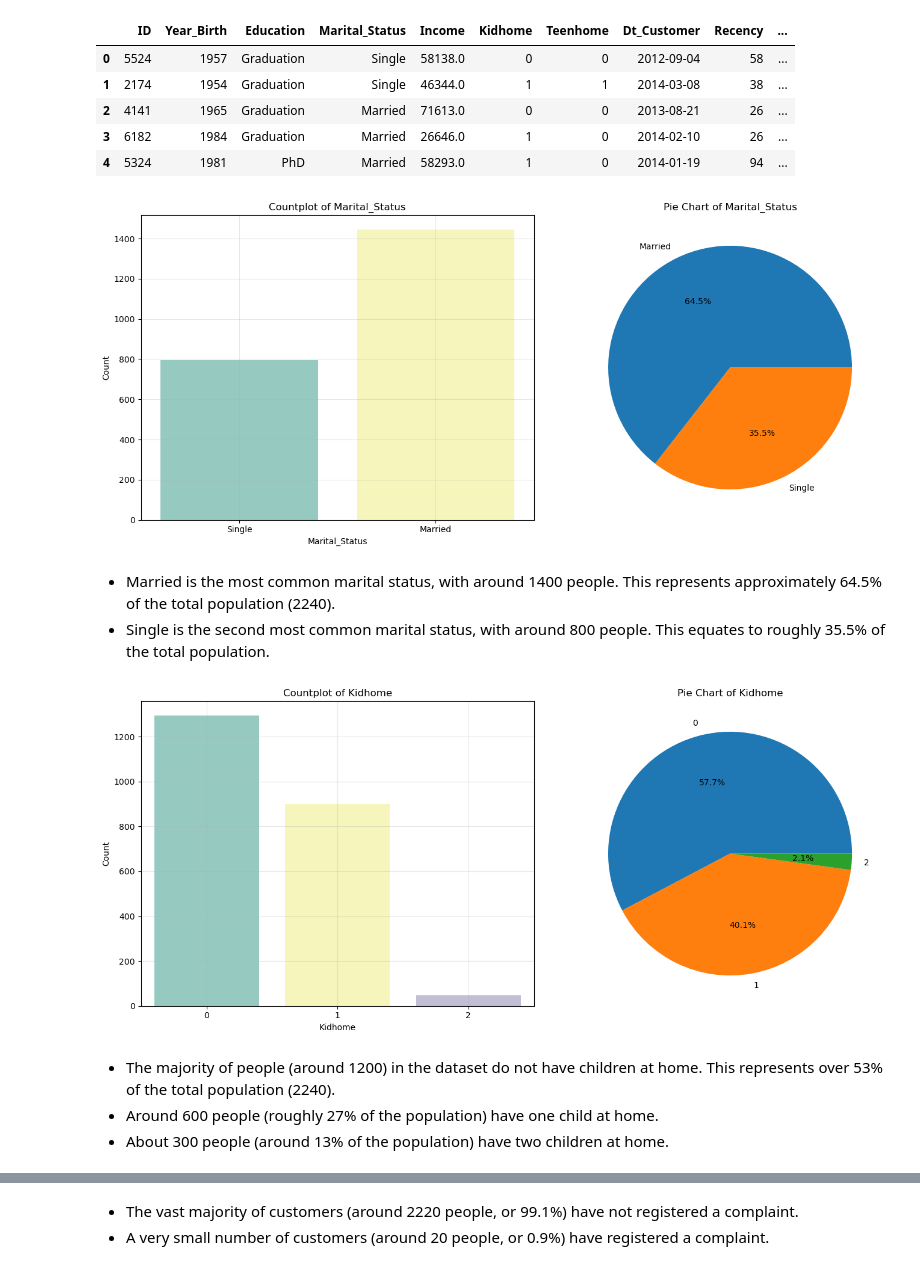
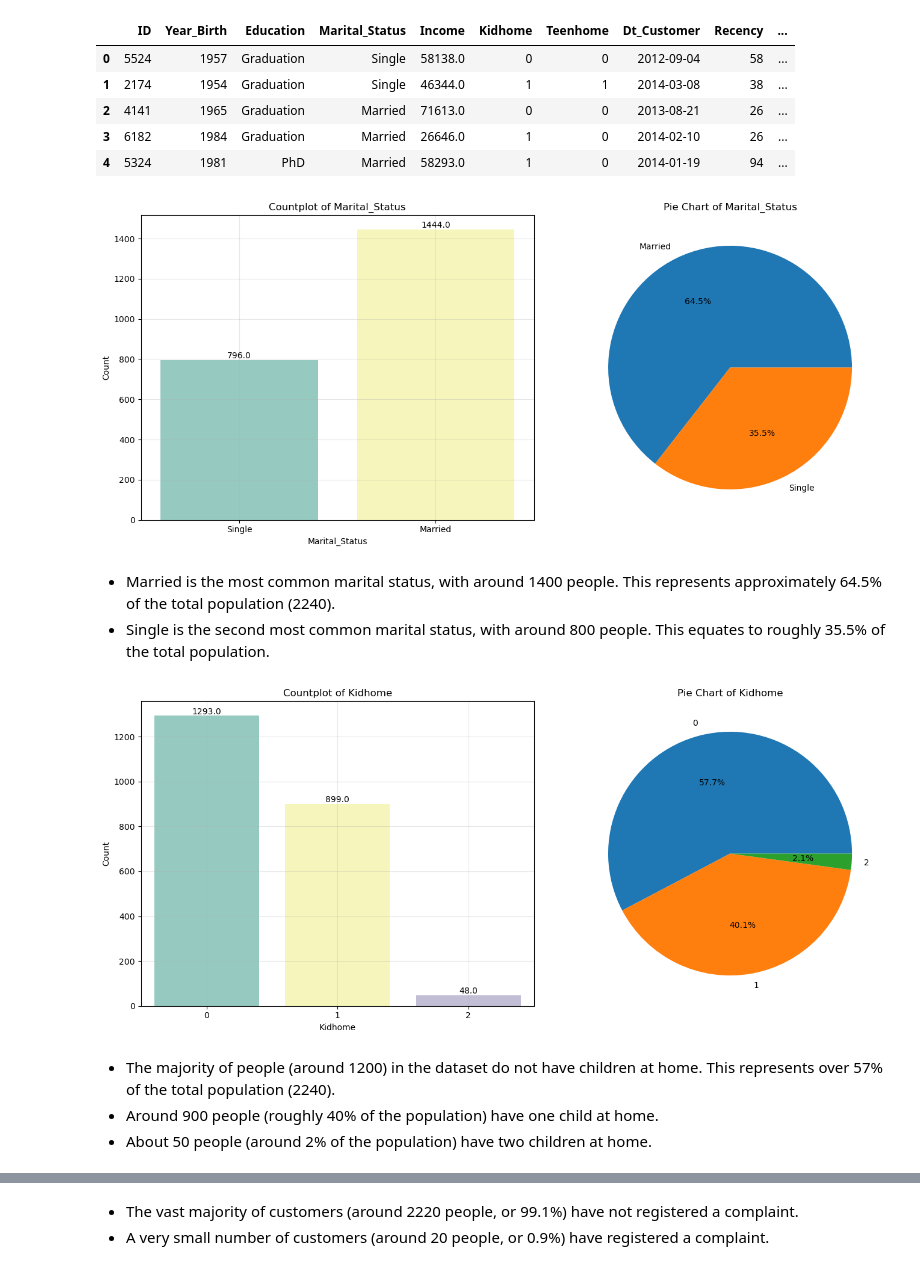
Before and after one commit to vijaycross/Customer-Personality-Analysis, a Jupyter notebook: Week 2 - FE.ipynb, the cells around one changed output, grey strips where cells are left out. Saved outputs shown, nothing was run; the diff lists cells and outputs as text; code cells hidden in the pictures.

```diff
--- a/Week 2 - FE.ipynb
+++ b/Week 2 - FE.ipynb
@@ -362,6 +349,10 @@ axes[0].set_title('Countplot of Education')
 axes[0].set_xlabel('Education')
 axes[0].set_ylabel('Count')
 
+# Add total count inside each bar
+for p in axes[0].patches:
+    axes[0].annotate(f'{p.get_height()}', (p.get_x() + p.get_width() / 2., p.get_height()), ha='center', va='center', fontsize=10, color='black', xytext=(0, 5), textcoords='offset points')
+
 # Create pie chart
 df['Education'].value_counts().plot(kind='pie', autopct='%1.1f%%', ax=axes[1])
 axes[1].set_title('Pie Chart of Education')
@@ -388,6 +379,10 @@ axes[0].set_title('Countplot of Marital_Status')
 axes[0].set_xlabel('Marital_Status')
 axes[0].set_ylabel('Count')
 
+# Add total count inside each bar
+for p in axes[0].patches:
+    axes[0].annotate(f'{p.get_height()}', (p.get_x() + p.get_width() / 2., p.get_height()), ha='center', va='center', fontsize=10, color='black', xytext=(0, 5), textcoords='offset points')
+
 # Create pie chart
 df['Marital_Status'].value_counts().plot(kind='pie', autopct='%1.1f%%', ax=axes[1])
 axes[1].set_title('Pie Chart of Marital_Status')
@@ -428,6 +423,10 @@ axes[0].set_title('Countplot of Marital_Status')
 axes[0].set_xlabel('Marital_Status')
 axes[0].set_ylabel('Count')
 
+# Add total count inside each bar
+for p in axes[0].patches:
+    axes[0].annotate(f'{p.get_height()}', (p.get_x() + p.get_width() / 2., p.get_height()), ha='center', va='center', fontsize=10, color='black', xytext=(0, 5), textcoords='offset points')
+
 # Create pie chart
 df['Marital_Status'].value_counts().plot(kind='pie', autopct='%1.1f%%', ax=axes[1])
 axes[1].set_title('Pie Chart of Marital_Status')
@@ -436,34 +435,38 @@ axes[1].set_ylabel('')
 plt.tight_layout()
 plt.show()
 # %% [output]
-[figure, old version]
+[figure, new version]
 # %% [markdown]
 - Married is the most common marital status, with around 1400 people. This represents approximately 64.5% of the total population (2240).
 - Single is the second most common marital status, with around 800 people. This equates to roughly 35.5% of the total population.
 # %%
 # Create subplots
 fig, axes = plt.subplots(1, 2, figsize=(14, 6))
 
 # Create countplot
 sns.countplot(x="Kidhome", data=df, palette="Set3", ax=axes[0])
 axes[0].grid(alpha=0.3)
 axes[0].set_title('Countplot of Kidhome')
 axes[0].set_xlabel('Kidhome')
 axes[0].set_ylabel('Count')
 
+# Add total count inside each bar
+for p in axes[0].patches:
+    axes[0].annotate(f'{p.get_height()}', (p.get_x() + p.get_width() / 2., p.get_height()), ha='center', va='center', fontsize=10, color='black', xytext=(0, 5), textcoords='offset points')
+
 # Create pie chart
 df['Kidhome'].value_counts().plot(kind='pie', autopct='%1.1f%%', ax=axes[1])
 axes[1].set_title('Pie Chart of Kidhome')
 axes[1].set_ylabel('')
 
 plt.tight_layout()
 plt.show()
 # %% [output]
-[figure, old version]
+[figure, new version]
 # %% [markdown]
-- The majority of people (around 1200) in the dataset do not have children at home. This represents over 53% of the total population (2240).
-- Around 600 people (roughly 27% of the population) have one child at home.
-- About 300 people (around 13% of the population) have two children at home.
+- The majority of people (around 1200) in the dataset do not have children at home. This represents over 57% of the total population (2240).
+- Around 900 people (roughly 40% of the population) have one child at home.
+- About 50 people (around 2% of the population) have two children at home.
 # %%
 # Create subplots
 fig, axes = plt.subplots(1, 2, figsize=(14, 6))
```
Also changed, not shown: parts of 83 cells of this notebook.
